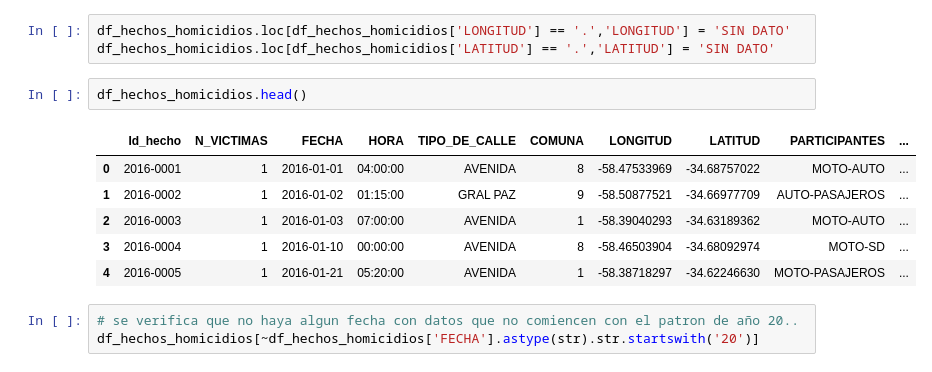
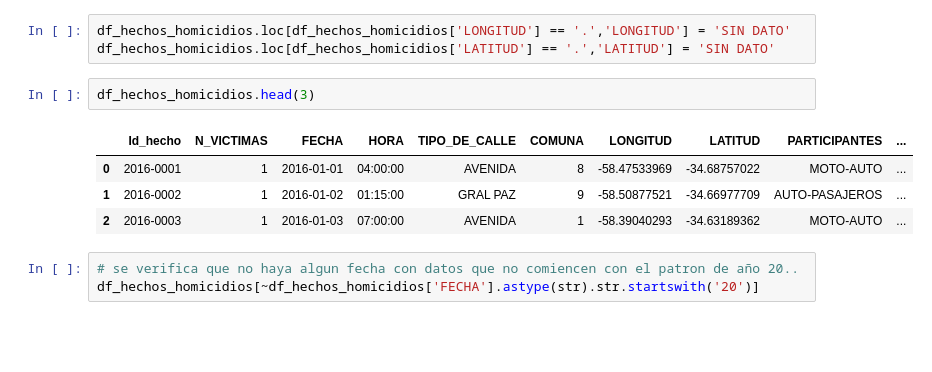
Before and after one commit to nelvinvelazco/henry-PI-SiniestrosViales, a Jupyter notebook: EDA_homicidios.ipynb, the cells around one changed output. Drawn from its saved outputs; the diff is of its cells as text; blank space fills up the shorter version.

```diff
--- a/EDA_homicidios.ipynb
+++ b/EDA_homicidios.ipynb
@@ -96,14 +96,12 @@ Haciendo un conteo de valores se puede observar que tiene 12 valores con "." por
 df_hechos_homicidios.loc[df_hechos_homicidios['LONGITUD'] == '.','LONGITUD'] = 'SIN DATO'
 df_hechos_homicidios.loc[df_hechos_homicidios['LATITUD'] == '.','LATITUD'] = 'SIN DATO'
 # %%
-df_hechos_homicidios.head()
+df_hechos_homicidios.head(3)
 # %% [output]
 |  | Id_hecho | N_VICTIMAS | FECHA | HORA | TIPO_DE_CALLE | COMUNA | LONGITUD | LATITUD | PARTICIPANTES | ... |
 | 0 | 2016-0001 | 1 | 2016-01-01 | 04:00:00 | AVENIDA | 8 | -58.47533969 | -34.68757022 | MOTO-AUTO | ... |
 | 1 | 2016-0002 | 1 | 2016-01-02 | 01:15:00 | GRAL PAZ | 9 | -58.50877521 | -34.66977709 | AUTO-PASAJEROS | ... |
 | 2 | 2016-0003 | 1 | 2016-01-03 | 07:00:00 | AVENIDA | 1 | -58.39040293 | -34.63189362 | MOTO-AUTO | ... |
-| 3 | 2016-0004 | 1 | 2016-01-10 | 00:00:00 | AVENIDA | 8 | -58.46503904 | -34.68092974 | MOTO-SD | ... |
-| 4 | 2016-0005 | 1 | 2016-01-21 | 05:20:00 | AVENIDA | 1 | -58.38718297 | -34.62246630 | MOTO-PASAJEROS | ... |
 # %%
 # se verifica que no haya algun fecha con datos que no comiencen con el patron de año 20..
 df_hechos_homicidios[~df_hechos_homicidios['FECHA'].astype(str).str.startswith('20')]
```
Also changed, not shown: parts of 3 cells of this notebook, 1 other file.
